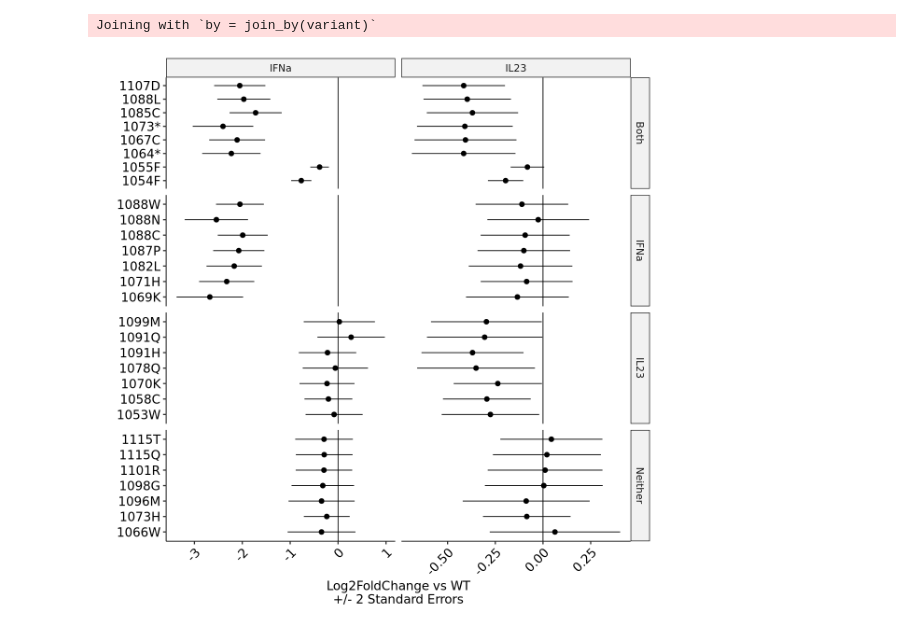
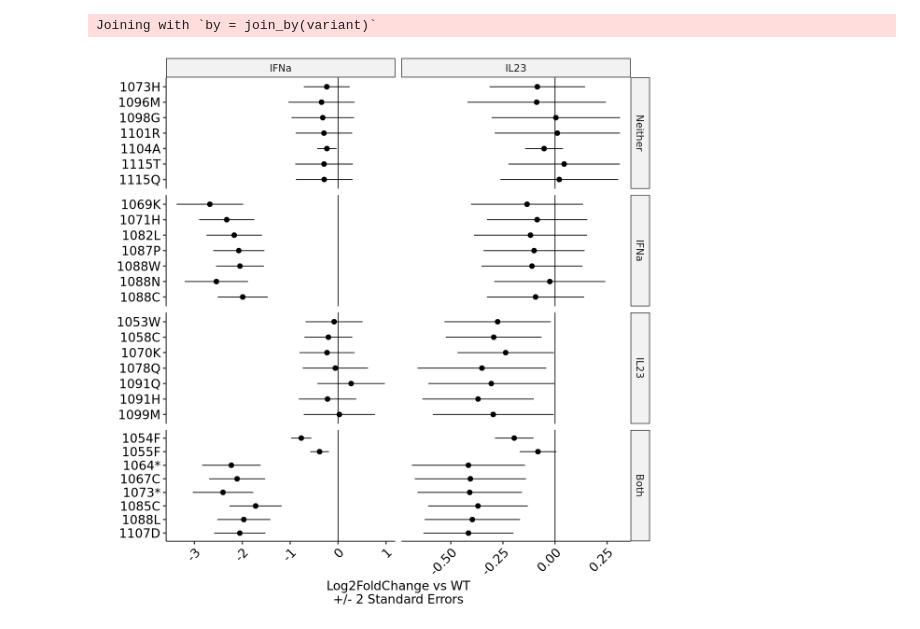
Before and after one commit to MiTPenguin/bms-dms, a Jupyter notebook: notebooks/TYK2-IL23-run10-refine.ipynb, the cells around one changed output. Drawn from its saved outputs; the diff is of its cells as text; code cells hidden in the pictures.

Commit message:
forest nb updates and pdf

```diff
--- a/notebooks/TYK2-IL23-run10-refine.ipynb
+++ b/notebooks/TYK2-IL23-run10-refine.ipynb
@@ -252,28 +252,29 @@ neither_vars <- sumstats_combined %>%
     mutate(id = str_c(pos, aa)) %>%
     pull(id)
 
-var_anno <- tibble("variant" = c(il23_vars_list, ifna_vars, both_vars, neither_vars, "1055F"),
+var_anno <- tibble("variant" = c(il23_vars_list, ifna_vars, both_vars, neither_vars, "1055F", "1104A"),
                    "group" = c(rep("IL23", 7),
                                rep("IFNa", 7),
                                rep("Both", 7),
-                               rep("Neither", 7), "Both"))
+                               rep("Neither", 7), "Both", "Neither")) %>%
+    filter(variant != "1066W")
 # %%
 sumstats_anno <- sumstats_combined %>%
     mutate(variant = str_c(pos, aa)) %>%
     inner_join(var_anno) %>%
     select(estimate, std.error,
            log2ContrastEstimate, log2ContrastError,
-           variant, group)
+           variant, group, pos)
 
 sumstats_anno_long <- bind_rows(
 
     sumstats_anno %>%
-        select(estimate, std.error, variant, group) %>%
+        select(estimate, std.error, variant, group, pos) %>%
         rename("log2FoldChange" = "estimate",
                "log2StdError" = "std.error") %>%
         mutate(pathway = "IFNa"),
     sumstats_anno %>%
-        select(log2ContrastEstimate, log2ContrastError, variant, group) %>%
+        select(log2ContrastEstimate, log2ContrastError, variant, group, pos) %>%
         rename("log2FoldChange" = "log2ContrastEstimate",
                "log2StdError" = "log2ContrastError") %>%
         mutate(pathway = "IL23")
@@ -281,10 +282,10 @@ sumstats_anno_long <- bind_rows(
 # %% [output]
 Joining with `by = join_by(variant)`
 # %%
-options(repr.plot.width = 10, repr.plot.height = 10)
-sumstats_anno_long %>%
+forest_plot <- sumstats_anno_long %>%
+    mutate(group = factor(group, levels = c("Neither", "IFNa", "IL23", "Both"))) %>%
     ggplot() +
-        geom_pointrange(aes(x = variant,
+        geom_pointrange(aes(x = reorder(variant, -pos),
                             y = log2FoldChange,
                             ymin = log2FoldChange - 2*log2StdError,
                             ymax = log2FoldChange + 2*log2StdError)) +
@@ -293,5 +294,12 @@ sumstats_anno_long %>%
         geom_hline(yintercept = 0) +
         coord_flip() +
         xlab("") + ylab("Log2FoldChange vs WT\n+/- 2 Standard Errors")
-# %% [output]
-[figure, removed]
+# %%
+options(repr.plot.width = 10, repr.plot.height = 10)
+forest_plot
+ggsave("../dataviz/TYK2/il23/TYK2-IL23-run10-forest.pdf",
+       forest_plot,
+       width = 10,
+       height = 10)
+# %% [output]
+[figure, added]
```
Also changed, not shown: 4 other files.
